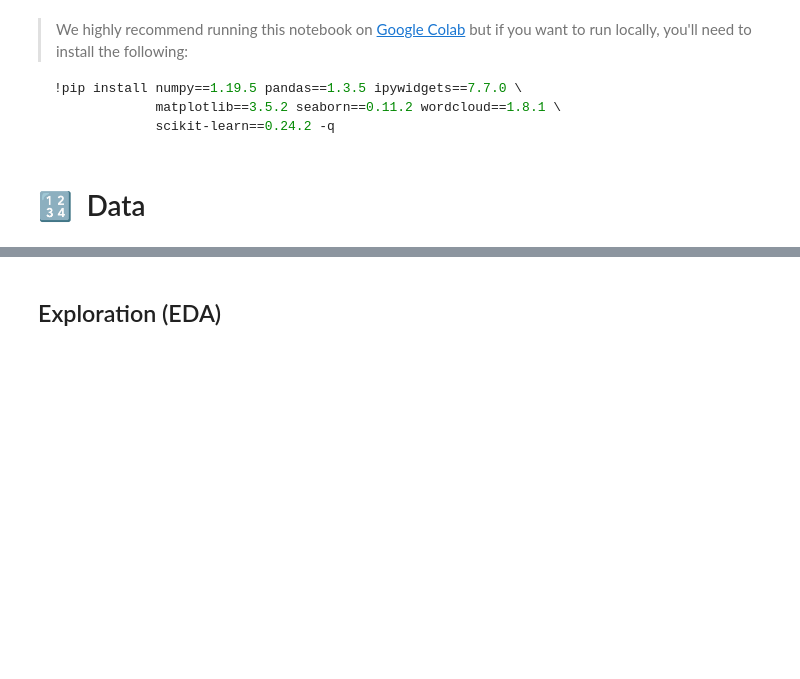
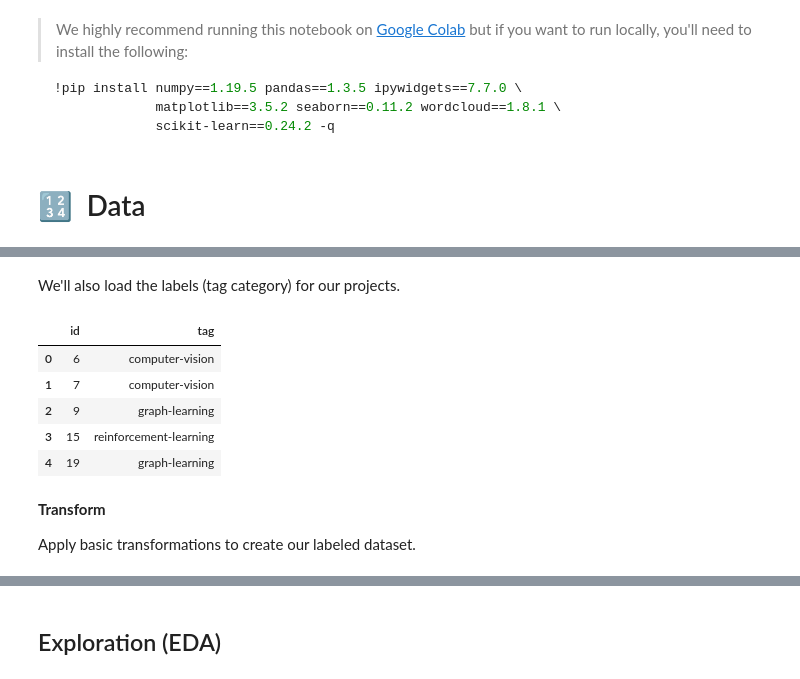
Before and after one commit to GokuMohandas/mlops-course, a Jupyter notebook: notebooks/tagifai.ipynb, the cells around one changed output, grey strips where cells are left out. Cells and saved outputs as stored; diff of their text form; code cells hidden in the pictures; blank space fills up the shorter version.

```diff
--- a/notebooks/tagifai.ipynb
+++ b/notebooks/tagifai.ipynb
@@ -77,0 +69,18 @@ df.head(5)
+# %% [markdown]
+We'll also load the labels (tag category) for our projects.
+# %%
+# Extract tags
+TAGS_URL = "https://raw.githubusercontent.com/GokuMohandas/Made-With-ML/main/datasets/tags.csv"
+tags = pd.read_csv(TAGS_URL)
+tags.head(5)
+# %% [output]
+|  | id | tag |
+| 0 | 6 | computer-vision |
+| 1 | 7 | computer-vision |
+| 2 | 9 | graph-learning |
+| 3 | 15 | reinforcement-learning |
+| 4 | 19 | graph-learning |
+# %% [markdown]
+**Transform**
+
+Apply basic transformations to create our labeled dataset.
```
Also changed, not shown: parts of 80 cells of this notebook.
